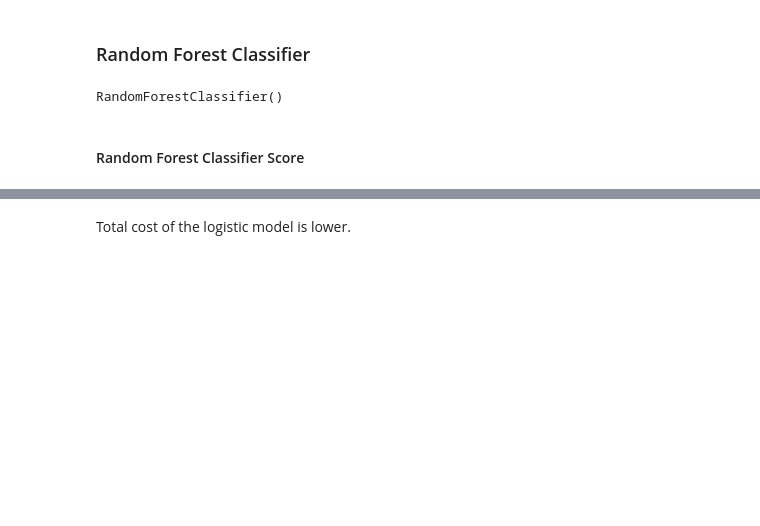
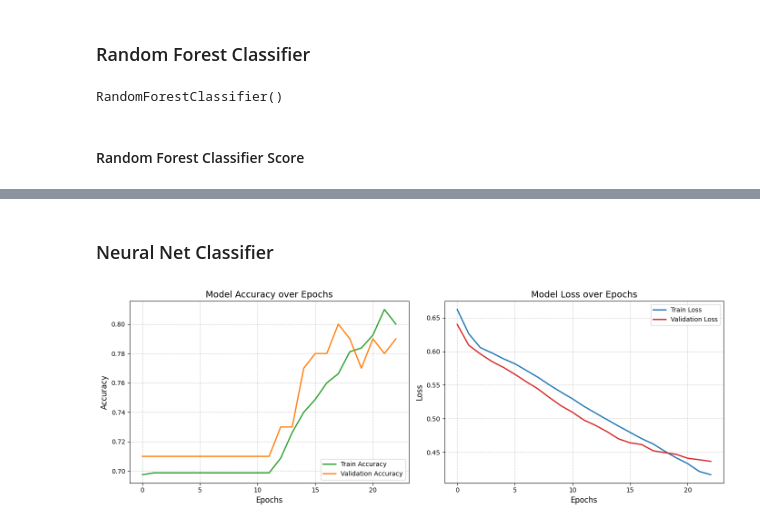
Before and after one commit to poneet/ml, a Jupyter notebook: germancredit_uci.ipynb, the cells around one changed output, grey strips where cells are left out. Cells and saved outputs as stored; diff of their text form; code cells hidden in the pictures; blank space fills up the shorter version.

Commit message:
German Credit Dataset with Costs
Added a neural network classifier.

```diff
--- a/germancredit_uci.ipynb
+++ b/germancredit_uci.ipynb
@@ -77,3 +59,6 @@ from sklearn.preprocessing import MinMaxScaler
 scaler = MinMaxScaler()
 train_X = scaler.fit_transform(train_X)
 test_X = scaler.transform(test_X)
+# %%
+val_X, test_X = np.split(test_X, 2)
+val_y, test_y = np.split(test_y, 2)
@@ -162,2 +116,2 @@ Total cost:  186
-# %% [markdown]
-Total cost of the logistic model is lower.
+# %% [markdown]
+### Neural Net Classifier
@@ -163,0 +120,41 @@ Total cost of the logistic model is lower.
+# %%
+# https://keras.io/guides/sequential_model/
+# https://keras.io/guides/training_with_built_in_methods/
+nn_cls = tf.keras.Sequential([
+    tf.keras.layers.Dense(20, activation='relu', name="layer1"),
+    tf.keras.layers.Dense(20, activation='relu', name="layer2"),
+    tf.keras.layers.Dense(20, activation='relu', name="layer3"),
+    tf.keras.layers.Dense(20, activation='relu', name="layer4"),
+    tf.keras.layers.Dense(1 , activation='sigmoid', name="output-layer")
+])
+nn_cls.compile(optimizer=tf.keras.optimizers.Adam(0.001), loss='binary_crossentropy', metrics=['accuracy'])
+# %%
+history = nn_cls.fit(train_X, train_y, batch_size=64, epochs=23, validation_data=(val_X, val_y), verbose=0)
+# %%
+# From Google AI Overview
+import matplotlib.pyplot as plt
+# 2. Create a figure with two subplots side-by-side
+fig, (ax1, ax2) = plt.subplots(1, 2, figsize=(14, 5))
+
+# Plot Accuracy
+ax1.plot(history.history['accuracy'], label='Train Accuracy', color='#2ca02c', linewidth=2)
+ax1.plot(history.history['val_accuracy'], label='Validation Accuracy', color='#ff7f0e', linewidth=2)
+ax1.set_title('Model Accuracy over Epochs', fontsize=14)
+ax1.set_xlabel('Epochs', fontsize=12)
+ax1.set_ylabel('Accuracy', fontsize=12)
+ax1.legend(loc='lower right')
+ax1.grid(True, linestyle='--', alpha=0.6)
+
+# Plot Loss
+ax2.plot(history.history['loss'], label='Train Loss', color='#1f77b4', linewidth=2)
+ax2.plot(history.history['val_loss'], label='Validation Loss', color='#d62728', linewidth=2)
+ax2.set_title('Model Loss over Epochs', fontsize=14)
+ax2.set_xlabel('Epochs', fontsize=12)
+ax2.set_ylabel('Loss', fontsize=12)
+ax2.legend(loc='upper right')
+ax2.grid(True, linestyle='--', alpha=0.6)
+
+plt.tight_layout()
+plt.show()
+# %% [output]
+[figure, added]
```
Also changed, not shown: parts of 27 cells of this notebook.
